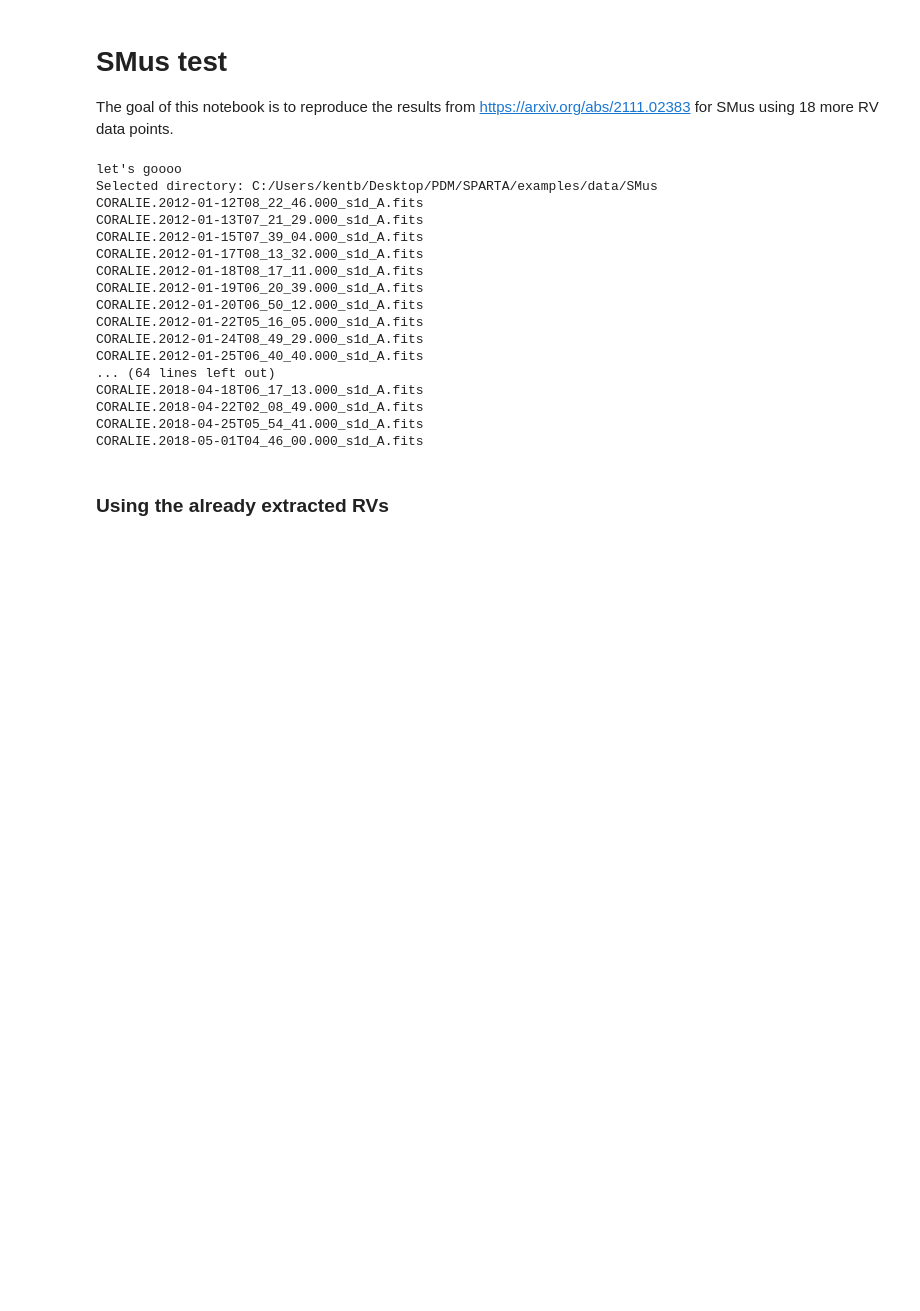
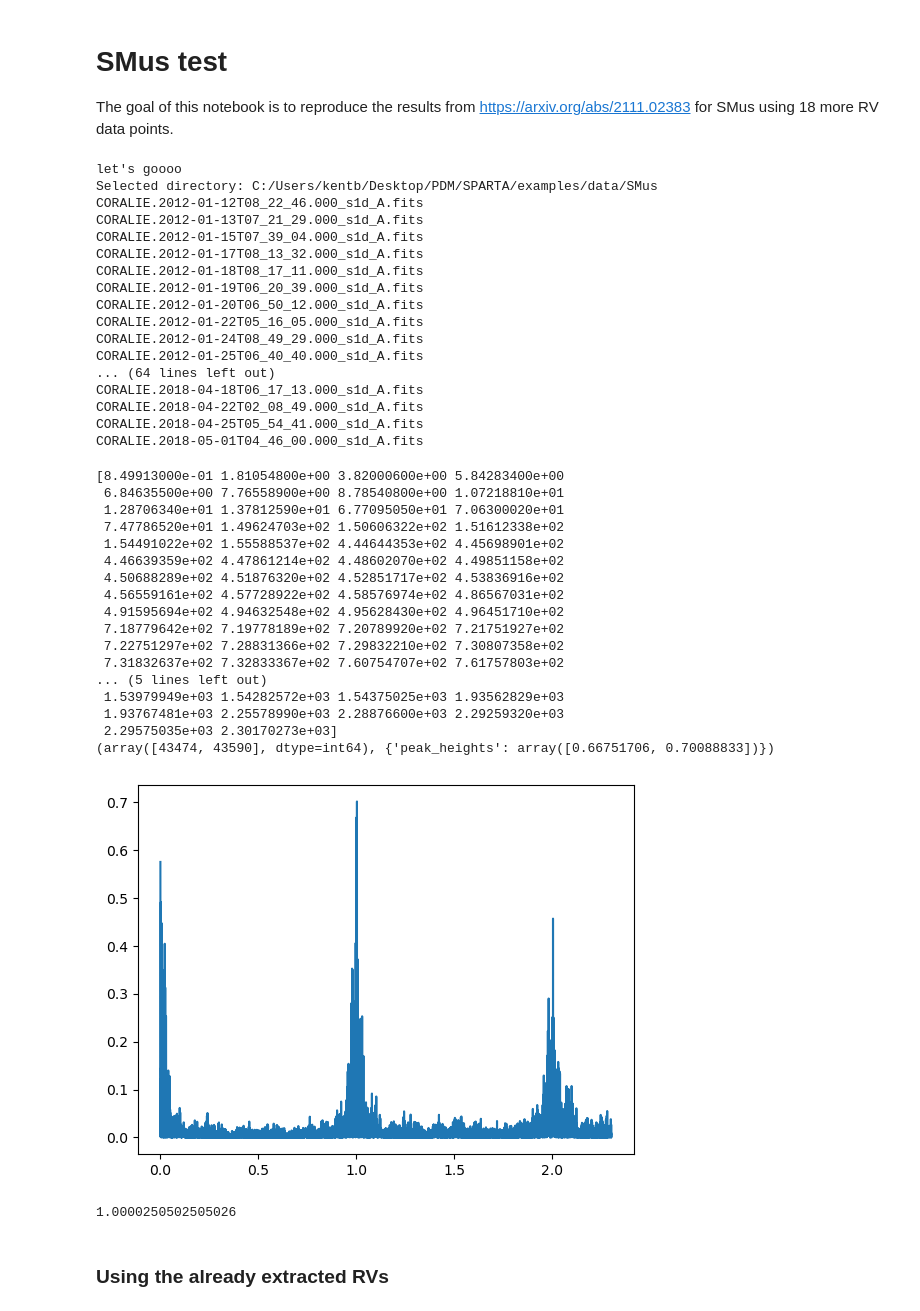
Before and after one commit to kbarbey/Master-Thesis, a Jupyter notebook: main/reproducing_binnenfeld/SMus_test.ipynb, the cells around one changed output. Saved outputs shown, nothing was run; the diff lists cells and outputs as text; code cells hidden in the pictures; blank space fills up the shorter version.

```diff
--- a/main/reproducing_binnenfeld/SMus_test.ipynb
+++ b/main/reproducing_binnenfeld/SMus_test.ipynb
@@ -43,6 +43,49 @@ CORALIE.2018-04-18T06_17_13.000_s1d_A.fits
 CORALIE.2018-04-22T02_08_49.000_s1d_A.fits
 CORALIE.2018-04-25T05_54_41.000_s1d_A.fits
 CORALIE.2018-05-01T04_46_00.000_s1d_A.fits
+# %%
+# times_differences = []
+times = np.array(obs_data.time_series.times)
+print(times)
+nu = np.linspace(1/5000, 2.3, 100000)
+spec_window = np.zeros(len(nu))
+for i in range(len(spec_window)):
+    spec_window[i] = np.abs(np.sum(np.exp(-2*np.pi*1j*nu[i]*times)))**2/len(times)**2
+plt.plot(nu, spec_window)
+peaks = signal.find_peaks(spec_window, height=0.5)
+print(peaks)
+# for i in range(len(obs_data.time_series.times)):
+#     times_differences.append(int(obs_data.time_series.times[i] - obs_data.time_series.times[0]))
+#     gcd.append(np.gcd(times_differences[i], times_differences[0]))
+# print(times_differences)
+# print(gcd)
+# print(np.mean(times_differences))
+# times_differences = np.array(times_differences)
+# plt.stem(times_differences)
+# print([t for t in obs_data.time_series.times])
+# %% [output]
+[8.49913000e-01 1.81054800e+00 3.82000600e+00 5.84283400e+00
+ 6.84635500e+00 7.76558900e+00 8.78540800e+00 1.07218810e+01
+ 1.28706340e+01 1.37812590e+01 6.77095050e+01 7.06300020e+01
+ 7.47786520e+01 1.49624703e+02 1.50606322e+02 1.51612338e+02
+ 1.54491022e+02 1.55588537e+02 4.44644353e+02 4.45698901e+02
+ 4.46639359e+02 4.47861214e+02 4.48602070e+02 4.49851158e+02
+ 4.50688289e+02 4.51876320e+02 4.52851717e+02 4.53836916e+02
+ 4.56559161e+02 4.57728922e+02 4.58576974e+02 4.86567031e+02
+ 4.91595694e+02 4.94632548e+02 4.95628430e+02 4.96451710e+02
+ 7.18779642e+02 7.19778189e+02 7.20789920e+02 7.21751927e+02
+ 7.22751297e+02 7.28831366e+02 7.29832210e+02 7.30807358e+02
+ 7.31832637e+02 7.32833367e+02 7.60754707e+02 7.61757803e+02
+... (5 lines left out)
+ 1.53979949e+03 1.54282572e+03 1.54375025e+03 1.93562829e+03
+ 1.93767481e+03 2.25578990e+03 2.28876600e+03 2.29259320e+03
+ 2.29575035e+03 2.30170273e+03]
+(array([43474, 43590], dtype=int64), {'peak_heights': array([0.66751706, 0.70088833])})
+[figure, added]
+# %%
+print(nu[43474])
+# %% [output]
+1.0000250502505026
 # %% [markdown]
 ### Using the already extracted RVs
 # %%
```
Also changed, not shown: parts of 11 cells of this notebook, 5 other files.
